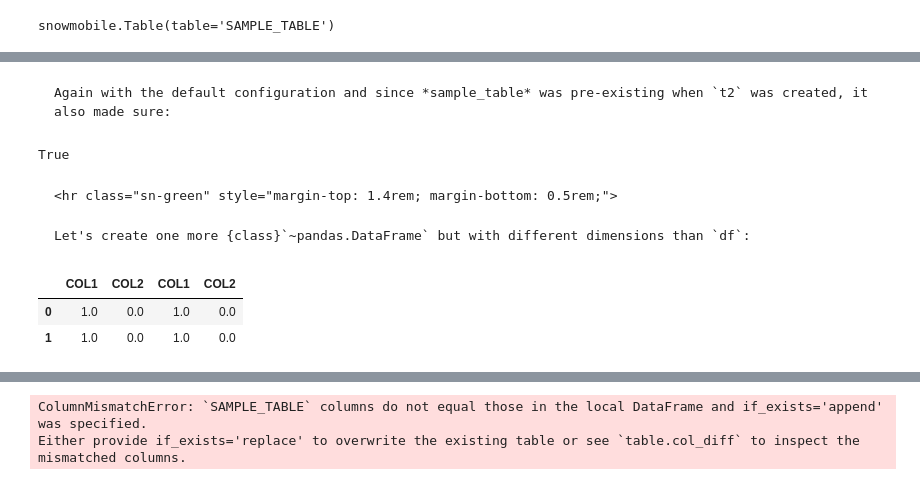
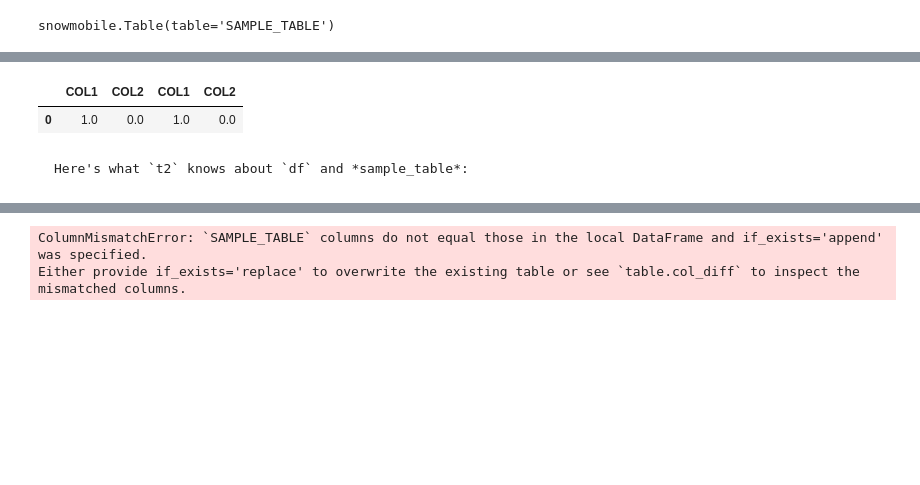
Before and after one commit to GEM7318/Snowmobile, a Jupyter notebook: docs/index.ipynb, the cells around one changed output, grey strips where cells are left out. Drawn from its saved outputs; the diff is of its cells as text; code cells hidden in the pictures; blank space fills up the shorter version.

````diff
--- a/docs/index.ipynb
+++ b/docs/index.ipynb
@@ -334,23 +473,10 @@ True
-# %% [markdown]
-```{div} sn-pre-code
-Again with the default configuration and since *sample_table* was pre-existing when `t2` was created, it also made sure:
-```
-# %%
-print(t2.cols_match)  #> True
-# %% [output]
-True
-# %% [markdown]
-```{div} sn-indent-h-cell
-<hr class="sn-green" style="margin-top: 1.4rem; margin-bottom: 0.5rem;">
-```
-
-```{div} sn-pre-code
-Let's create one more {class}`~pandas.DataFrame` but with different dimensions than `df`:
-```
 # %%
 df2 = pd.concat([df, df], axis=1)
-df2.head(2)
+df2.head(1)
 # %% [output]
 |  | COL1 | COL2 | COL1 | COL2 |
 | 0 | 1.0 | 0.0 | 1.0 | 0.0 |
-| 1 | 1.0 | 0.0 | 1.0 | 0.0 |
+# %% [markdown]
+```{div} sn-pre-code
+Here's what `t2` knows about `df` and *sample_table*:
+```
````
Also changed, not shown: parts of 122 cells of this notebook, 6 other files.
